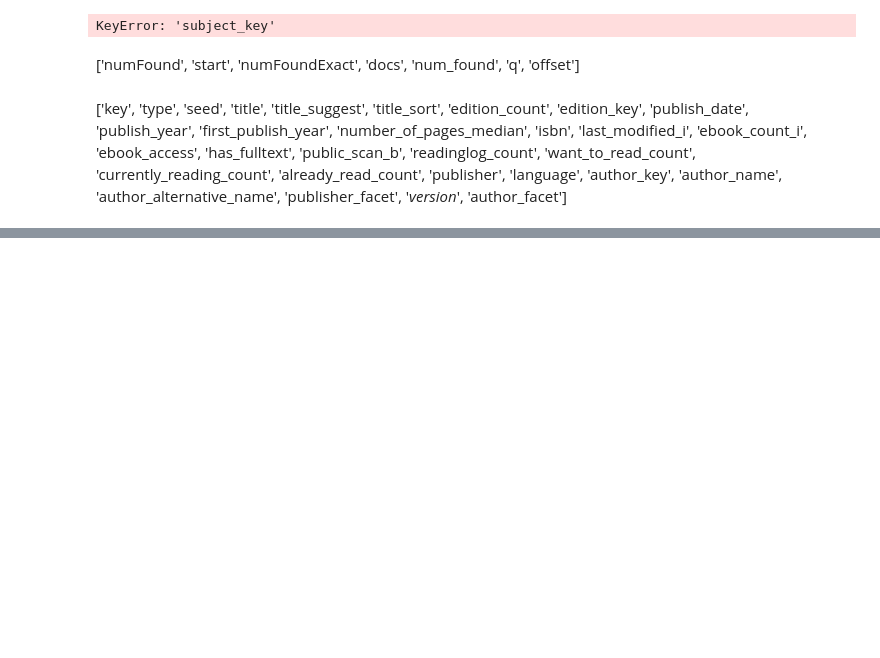
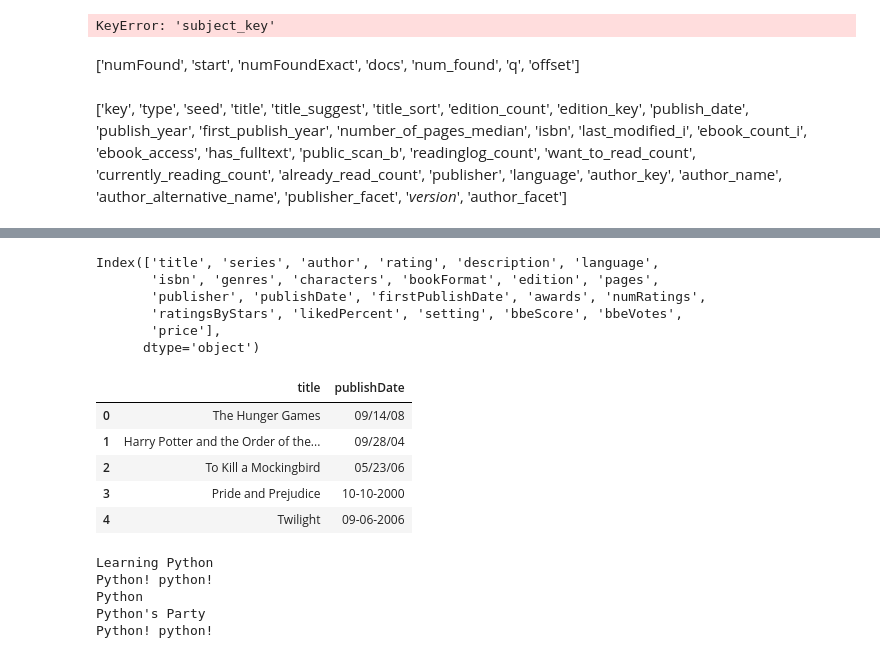
Before and after one commit to alleida23/Final_Project, a Jupyter notebook: open_library_API.ipynb, the cells around one changed output, grey strips where cells are left out. Drawn from its saved outputs; the diff is of its cells as text; code cells hidden in the pictures; blank space fills up the shorter version.

```diff
--- a/open_library_API.ipynb
+++ b/open_library_API.ipynb
@@ -283,0 +286,3 @@ def get_open_library_data(query):
+# %%
+gr_data = pd.read_csv('./1. Original_df/GoodReads.Best_Books_Ever 2.csv')
+gr_data['title']
@@ -283,0 +388,19 @@ def get_open_library_data(query):
+# %%
+gr_data.columns
+# %% [output]
+Index(['title', 'series', 'author', 'rating', 'description', 'language',
+       'isbn', 'genres', 'characters', 'bookFormat', 'edition', 'pages',
+       'publisher', 'publishDate', 'firstPublishDate', 'awards', 'numRatings',
+       'ratingsByStars', 'likedPercent', 'setting', 'bbeScore', 'bbeVotes',
+       'price'],
+      dtype='object')
+# %%
+first_five_books = gr_data[['title', 'publishDate']][:5]
+first_five_books
+# %% [output]
+|  | title | publishDate |
+| 0 | The Hunger Games | 09/14/08 |
+| 1 | Harry Potter and the Order of the... | 09/28/04 |
+| 2 | To Kill a Mockingbird | 05/23/06 |
+| 3 | Pride and Prejudice | 10-10-2000 |
+| 4 | Twilight | 09-06-2006 |
@@ -283,0 +409,24 @@ def get_open_library_data(query):
+# %%
+import requests
+
+# Set the base URL for the Open Library search API
+base_url = 'http://openlibrary.org/search.json'
+
+# Set the search query parameters
+params = {'q': 'Python', 'limit': 5}
+
+# Send an HTTP GET request to the API with the search parameters
+response = requests.get(base_url, params=params)
+
+# Parse the response JSON data into a Python object
+data = response.json()
+
+# Extract the book titles from the search results and print them
+for book in data['docs']:
+    print(book['title'])
+# %% [output]
+Learning Python
+Python! python!
+Python
+Python's Party
+Python! python!
```
Also changed, not shown: parts of 8 cells of this notebook.
